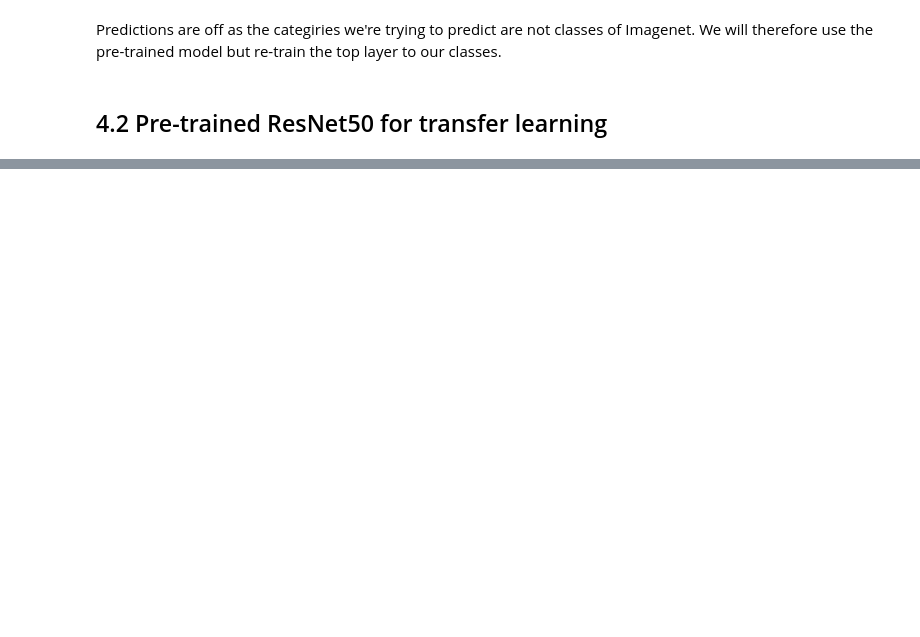
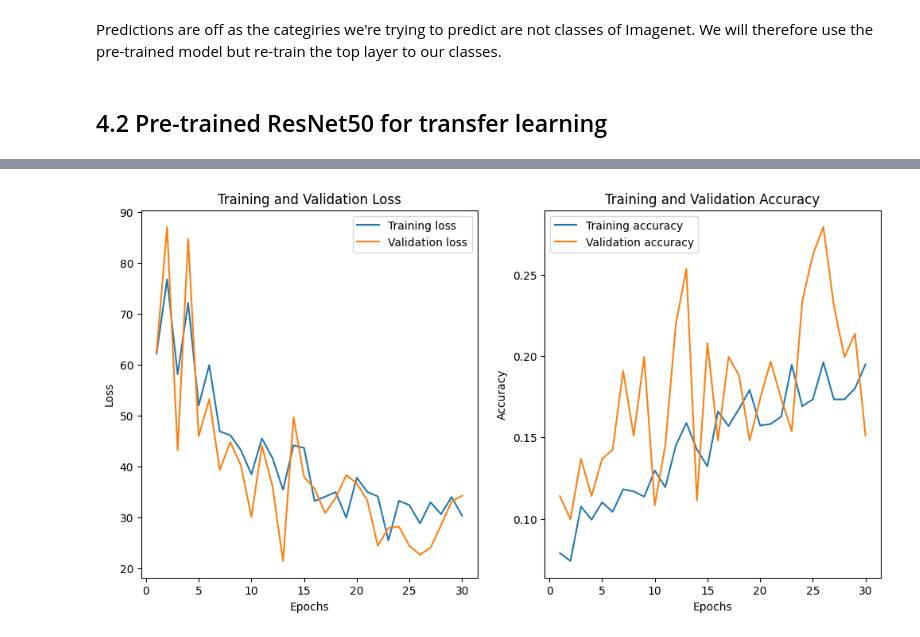
Before and after one commit to alexchilton/CAS_Project, a Jupyter notebook: transfer_learning.ipynb, the cells around one changed output, grey strips where cells are left out. Saved outputs shown, nothing was run; the diff lists cells and outputs as text; code cells hidden in the pictures; blank space fills up the shorter version.

Commit message:
Added transfer learning on ResNet50, to fine-tune

```diff
--- a/transfer_learning.ipynb
+++ b/transfer_learning.ipynb
@@ -118,3 +111,5 @@ Image #4
 Predictions are off as the categiries we're trying to predict are not classes of Imagenet. We will therefore use the pre-trained model but re-train the top layer to our classes.
 # %% [markdown]
 ## 4.2 Pre-trained ResNet50 for transfer learning
+# %%
+validation_set = get_preprocessed_dataset_resnet50(path=DIR_VALIDATION, batch_size=32)
@@ -120,0 +135,12 @@ Predictions are off as the categiries we're trying to predict are not classes of
+# %%
+optimizer = tf.keras.optimizers.SGD(learning_rate=0.1, momentum=0.9)
+model.compile(loss='sparse_categorical_crossentropy', optimizer=optimizer,
+              metrics=['accuracy'])
+# %%
+history = model.fit(
+    train_set,
+    validation_data=validation_set,
+    epochs=30,
+    callbacks=[checkpoint],
+    verbose=2
+)
@@ -120,0 +167,29 @@ Predictions are off as the categiries we're trying to predict are not classes of
+# %%
+history_dict = history.history
+epochs = range(1, len(history_dict['loss']) + 1)
+# %%
+plt.figure(figsize=(12, 6))
+
+# Plot training and validation loss
+plt.subplot(1, 2, 1)
+plt.plot(epochs, history_dict['loss'], label='Training loss')
+if 'val_loss' in history_dict:
+    plt.plot(epochs, history_dict['val_loss'], label='Validation loss')
+plt.title('Training and Validation Loss')
+plt.xlabel('Epochs')
+plt.ylabel('Loss')
+plt.legend()
+
+# Plot training and validation accuracy
+plt.subplot(1, 2, 2)
+plt.plot(epochs, history_dict['accuracy'], label='Training accuracy')
+if 'val_accuracy' in history_dict:
+    plt.plot(epochs, history_dict['val_accuracy'], label='Validation accuracy')
+plt.title('Training and Validation Accuracy')
+plt.xlabel('Epochs')
+plt.ylabel('Accuracy')
+plt.legend()
+
+plt.show()
+# %% [output]
+[figure, added]
```
Also changed, not shown: parts of 16 cells of this notebook.
